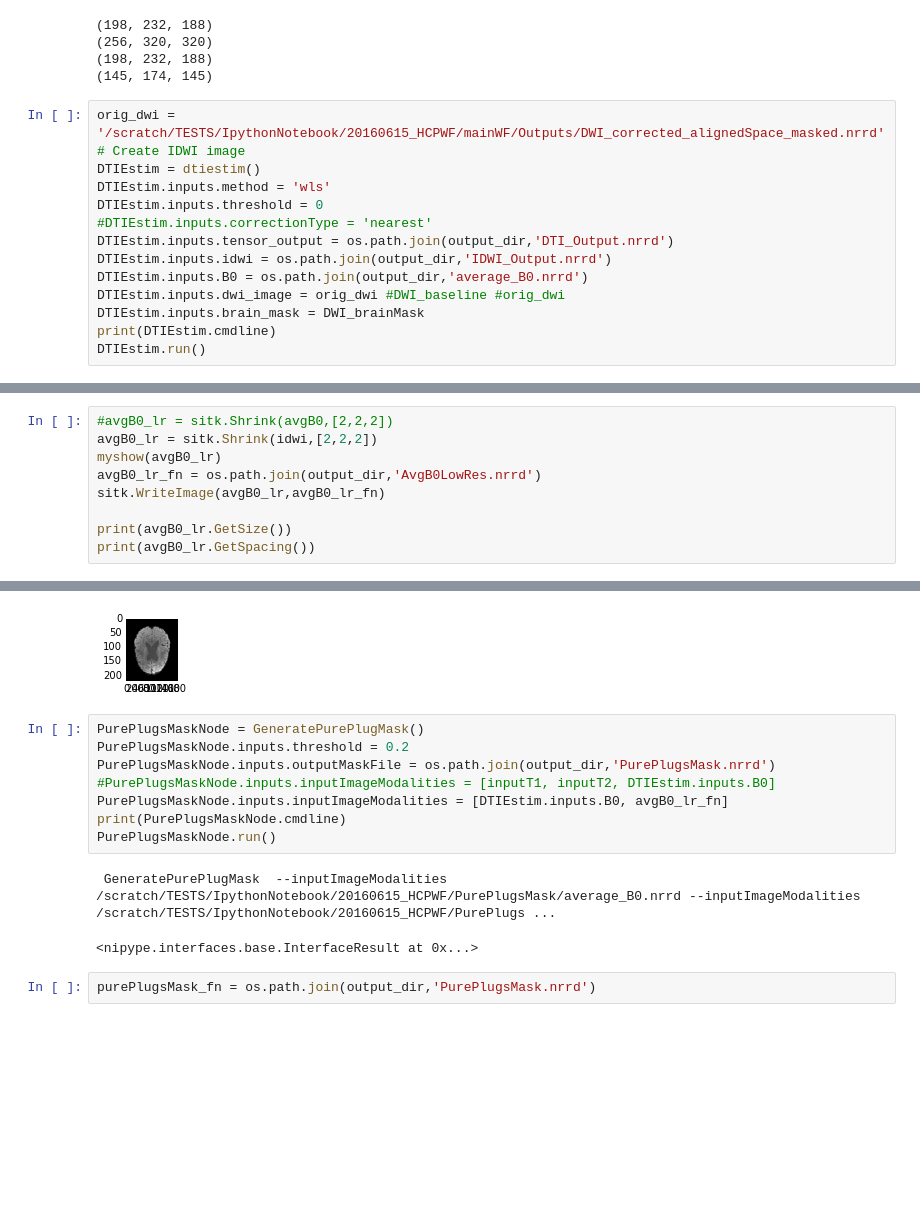
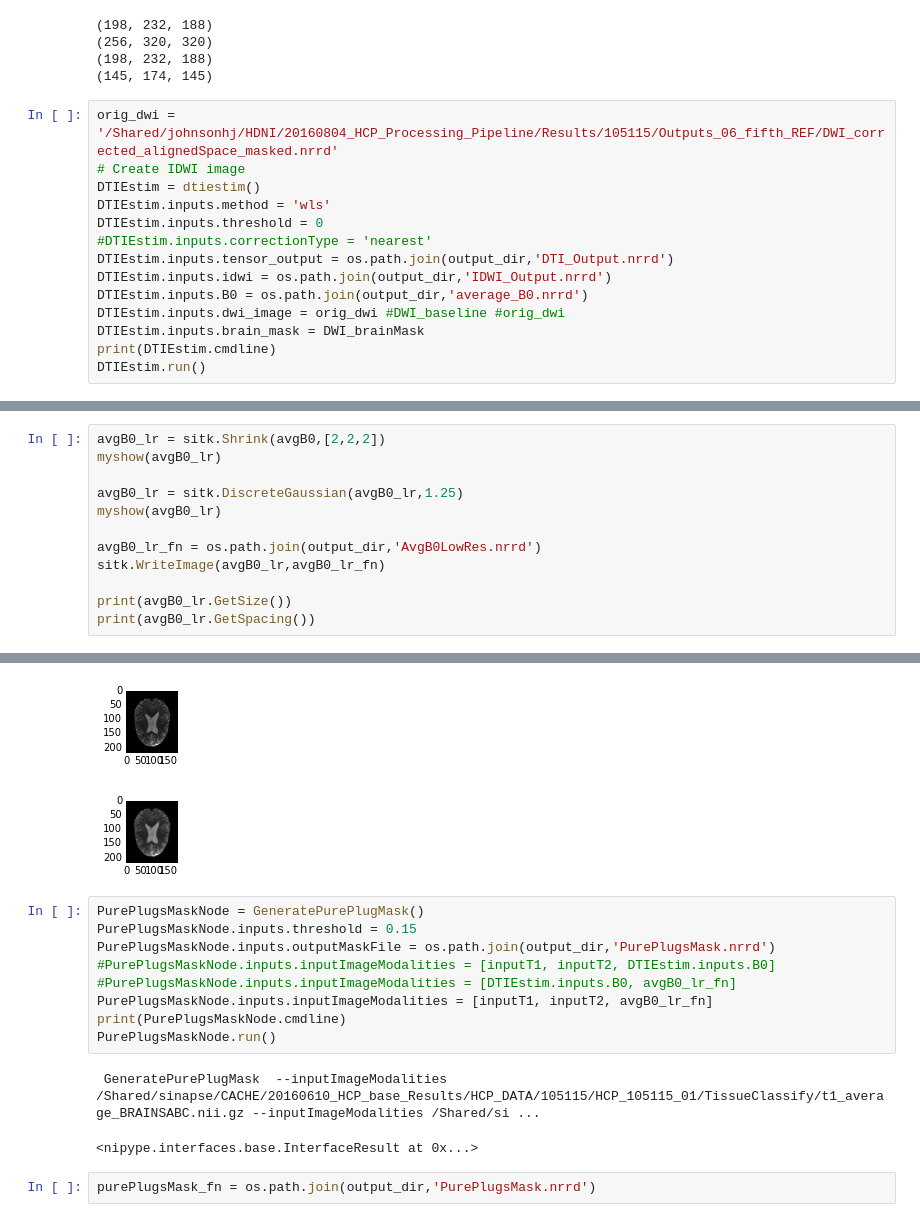
Before and after one commit to aghayoor/SimpleITK-Notebook-Answers, a Jupyter notebook: Test_PurePlugsMask_for_HCP.ipynb, the cells around one changed output, grey strips where cells are left out. Drawn from its saved outputs; the diff is of its cells as text; blank space fills up the shorter version.

Commit message:
WIP: Mixed, added all new ipython notebooks

```diff
--- a/Test_PurePlugsMask_for_HCP.ipynb
+++ b/Test_PurePlugsMask_for_HCP.ipynb
@@ -75,7 +75,7 @@ print(dwiBrainMask.GetSize())
 (198, 232, 188)
 (145, 174, 145)
 # %%
-orig_dwi = '/scratch/TESTS/IpythonNotebook/20160615_HCPWF/mainWF/Outputs/DWI_corrected_alignedSpace_masked.nrrd'
+orig_dwi = '/Shared/johnsonhj/HDNI/20160804_HCP_Processing_Pipeline/Results/105115/Outputs_06_fifth_REF/DWI_corrected_alignedSpace_masked.nrrd'
 # Create IDWI image
 DTIEstim = dtiestim()
 DTIEstim.inputs.method = 'wls'
@@ -108,7 +106,10 @@ print(avgB0.GetSpacing())
 # %%
-#avgB0_lr = sitk.Shrink(avgB0,[2,2,2])
-avgB0_lr = sitk.Shrink(idwi,[2,2,2])
+avgB0_lr = sitk.Shrink(avgB0,[2,2,2])
 myshow(avgB0_lr)
+
+avgB0_lr = sitk.DiscreteGaussian(avgB0_lr,1.25)
+myshow(avgB0_lr)
+
 avgB0_lr_fn = os.path.join(output_dir,'AvgB0LowRes.nrrd')
 sitk.WriteImage(avgB0_lr,avgB0_lr_fn)
 
@@ -120,14 +121,16 @@ print(avgB0_lr.GetSpacing())
-[figure, old version]
+[figure, new version]
+[figure, added]
 # %%
 PurePlugsMaskNode = GeneratePurePlugMask()
-PurePlugsMaskNode.inputs.threshold = 0.2
+PurePlugsMaskNode.inputs.threshold = 0.15
 PurePlugsMaskNode.inputs.outputMaskFile = os.path.join(output_dir,'PurePlugsMask.nrrd')
 #PurePlugsMaskNode.inputs.inputImageModalities = [inputT1, inputT2, DTIEstim.inputs.B0]
-PurePlugsMaskNode.inputs.inputImageModalities = [DTIEstim.inputs.B0, avgB0_lr_fn]
+#PurePlugsMaskNode.inputs.inputImageModalities = [DTIEstim.inputs.B0, avgB0_lr_fn]
+PurePlugsMaskNode.inputs.inputImageModalities = [inputT1, inputT2, avgB0_lr_fn]
 print(PurePlugsMaskNode.cmdline)
 PurePlugsMaskNode.run()
 # %% [output]
- GeneratePurePlugMask  --inputImageModalities /scratch/TESTS/IpythonNotebook/20160615_HCPWF/PurePlugsMask/average_B0.nrrd --inputImageModalities /scratch/TESTS/IpythonNotebook/20160615_HCPWF/PurePlugs ...
+ GeneratePurePlugMask  --inputImageModalities /Shared/sinapse/CACHE/20160610_HCP_base_Results/HCP_DATA/105115/HCP_105115_01/TissueClassify/t1_average_BRAINSABC.nii.gz --inputImageModalities /Shared/si ...
 <nipype.interfaces.base.InterfaceResult at 0x...>
 # %%
 purePlugsMask_fn = os.path.join(output_dir,'PurePlugsMask.nrrd')
```
Also changed, not shown: parts of 16 cells of this notebook, 22 other files.
